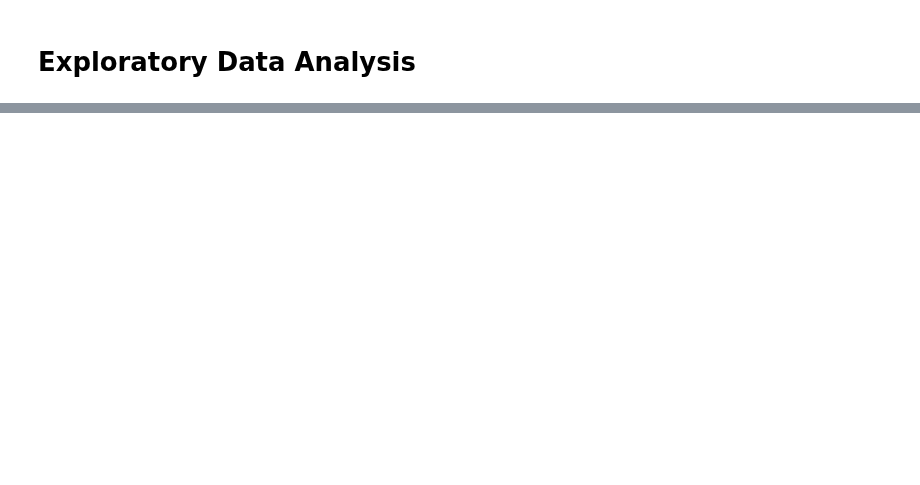
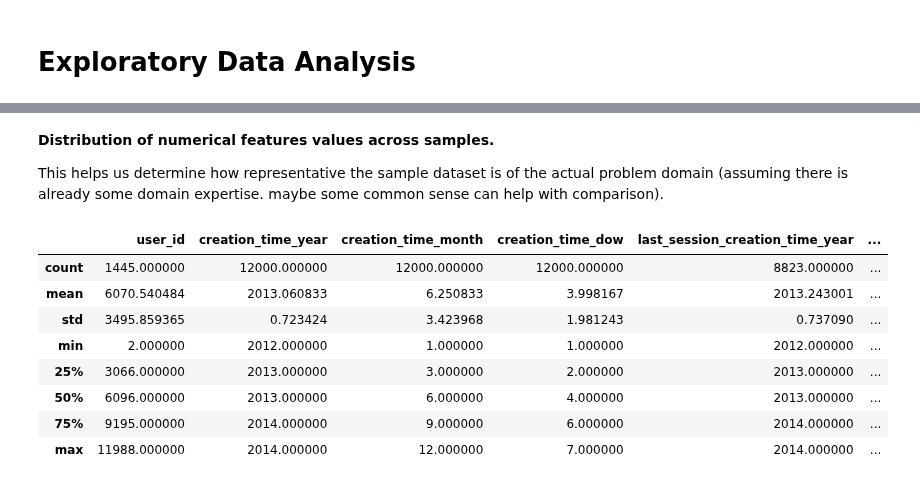
Before and after one commit to mindyng/2023-Business-Projects, a Jupyter notebook: asana-user-adoption.ipynb, the cells around one changed output, grey strips where cells are left out. Cells and saved outputs as stored; diff of their text form; code cells hidden in the pictures; blank space fills up the shorter version.

```diff
--- a/asana-user-adoption.ipynb
+++ b/asana-user-adoption.ipynb
@@ -92,0 +253,16 @@ Outside of this dataset:
+# %% [markdown]
+**Distribution of numerical features values across samples.**
+
+This helps us determine how representative the sample dataset is of the actual problem domain (assuming there is already some domain expertise. maybe some common sense can help with comparison).
+# %%
+users[['user_id', 'creation_time_year', 'creation_time_month', 'creation_time_dow', 'last_session_creation_time_year', 'last_session_creation_time_month', 'last_session_creation_time_dow', 'opted_in_to_mailing_list', 'enabled_for_marketing_drip', 'org_id', 'invited_by_user_id', 'adopted']].describe()
+# %% [output]
+|  | user_id | creation_time_year | creation_time_month | creation_time_dow | last_session_creation_time_year | ... |
+| count | 1445.000000 | 12000.000000 | 12000.000000 | 12000.000000 | 8823.000000 | ... |
+| mean | 6070.540484 | 2013.060833 | 6.250833 | 3.998167 | 2013.243001 | ... |
+| std | 3495.859365 | 0.723424 | 3.423968 | 1.981243 | 0.737090 | ... |
+| min | 2.000000 | 2012.000000 | 1.000000 | 1.000000 | 2012.000000 | ... |
+| 25% | 3066.000000 | 2013.000000 | 3.000000 | 2.000000 | 2013.000000 | ... |
+| 50% | 6096.000000 | 2013.000000 | 6.000000 | 4.000000 | 2013.000000 | ... |
+| 75% | 9195.000000 | 2014.000000 | 9.000000 | 6.000000 | 2014.000000 | ... |
+| max | 11988.000000 | 2014.000000 | 12.000000 | 7.000000 | 2014.000000 | ... |
```
Also changed, not shown: parts of 26 cells of this notebook.
